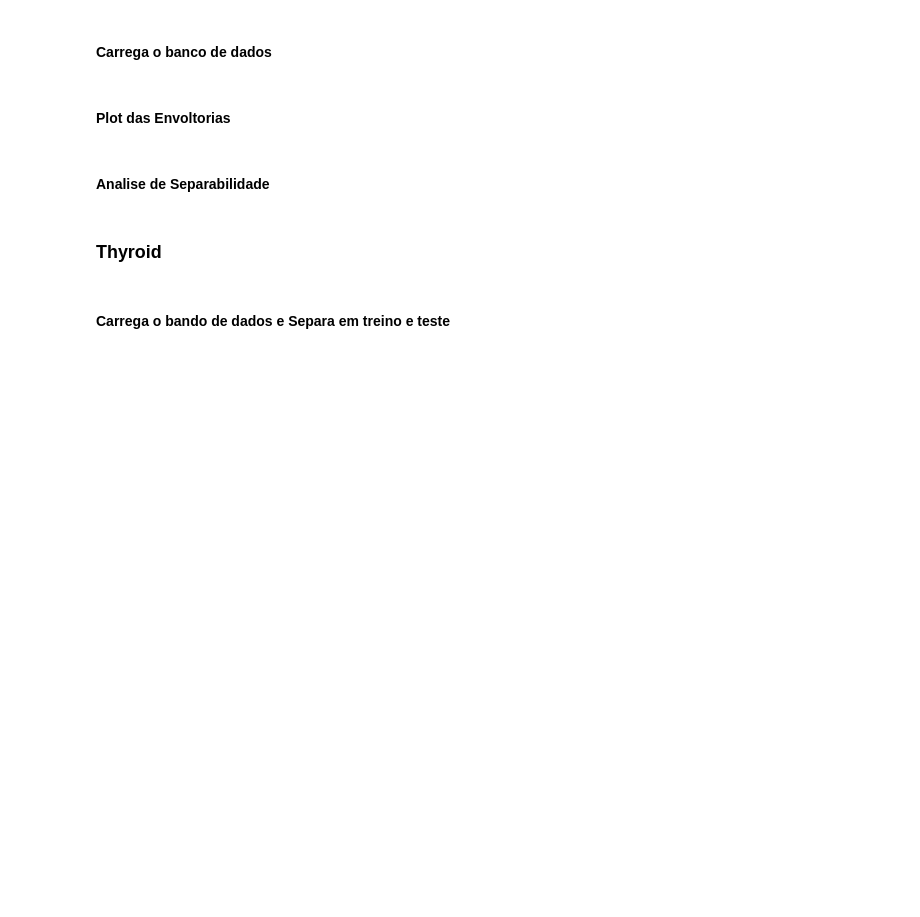
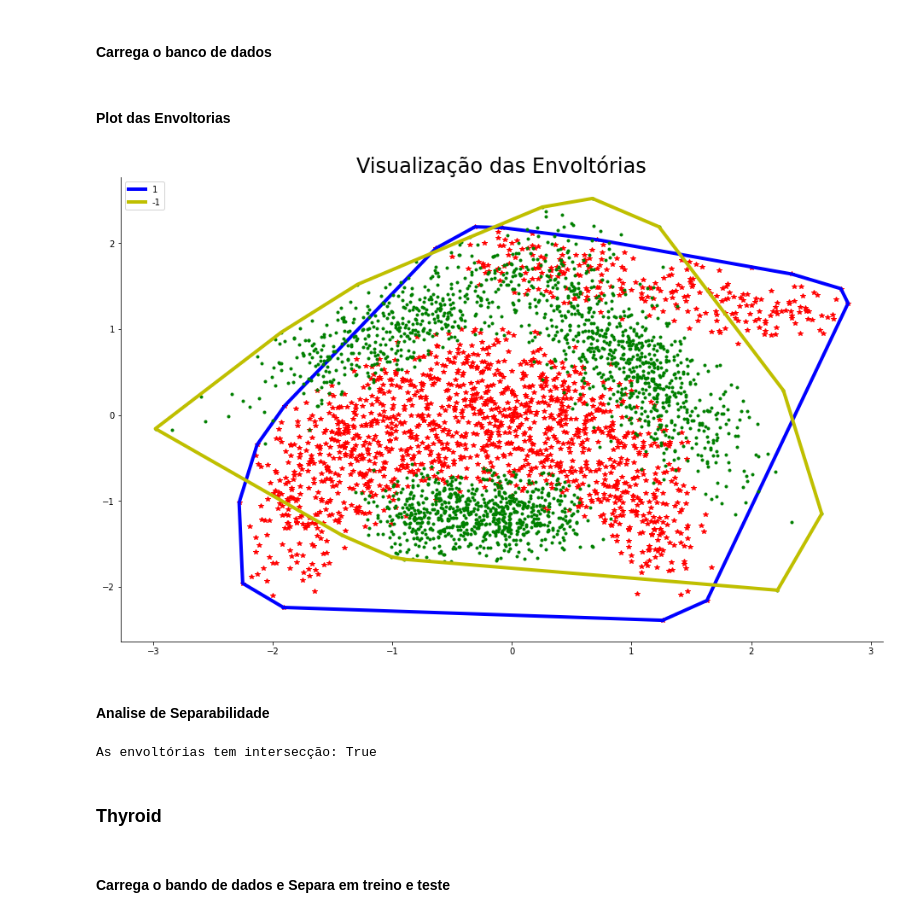
Before and after one commit to Gcastelo01/TP1_Alg2, a Jupyter notebook: TP1_Classificador.ipynb, the cells around one changed output. Cells and saved outputs as stored; diff of their text form; code cells hidden in the pictures; blank space fills up the shorter version.

```diff
--- a/TP1_Classificador.ipynb
+++ b/TP1_Classificador.ipynb
@@ -25,7 +25,7 @@ import numpy as np
 # %%
 plt.rcParams['figure.figsize'] = (16, 10)
 plt.rcParams['lines.linewidth'] = 4
-
+plt.rcParams['axes.titlesize'] = 24
 
 def despine(ax):
   # Hiding spines
@@ -120,8 +122,13 @@ filtro = y_train == Class[0]
 # %%
 fig, ax = plt.subplots()
 dotList, envoltorias = plotEnvoltorias(X_train, ax, filtro, Class, withNoise=False)
+
 despine(ax)
+
+plt.title('Visualização das Envoltórias')
 plt.show()
+# %% [output]
+[figure, added]
 # %% [markdown]
 #### Analise de Separabilidade
 # %%
@@ -129,7 +136,9 @@ plt.show()
 endPointList, segmentsList = preProcessConvexHull(envoltorias[0], envoltorias[1])
 hasIntersection = sweepLineIntersection(endPointList, segmentsList)
 
-print(f'As envoltórias tem interssão: {hasIntersection}')
+print(f'As envoltórias tem intersecção: {hasIntersection}')
+# %% [output]
+As envoltórias tem intersecção: True
 # %% [markdown]
 ### Thyroid
 # %% [markdown]
```
Also changed, not shown: parts of 39 cells of this notebook.
